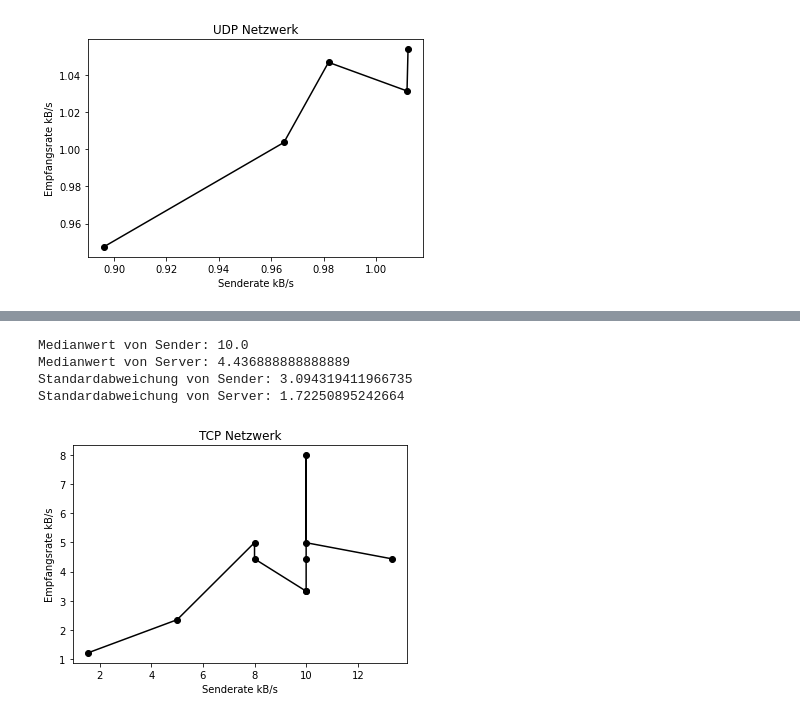
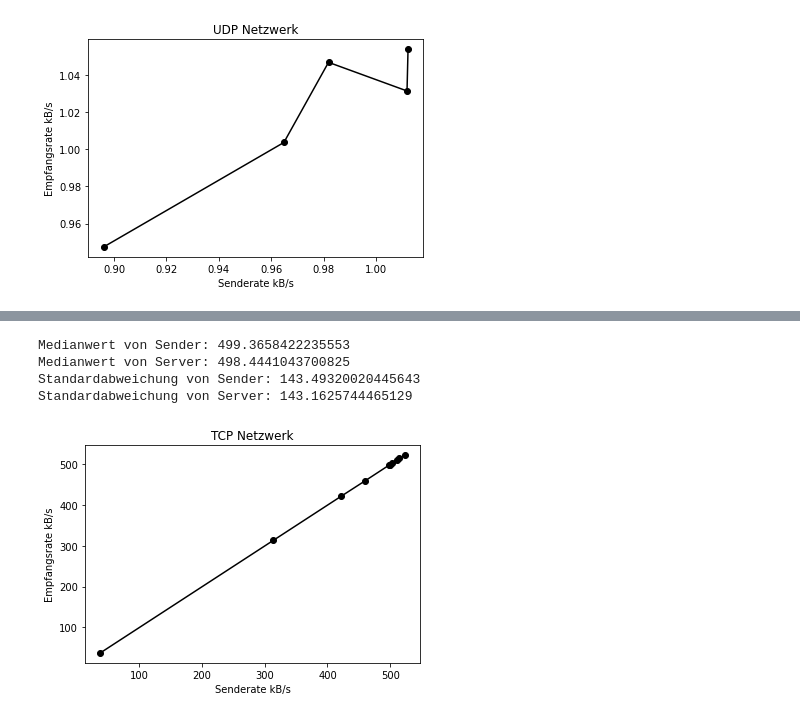
Before and after one commit to AllCatchingEye/Netzwerke_02, a Jupyter notebook: src/abgabe6/messungen.ipynb, the cells around one changed output, grey strips where cells are left out. Cells and saved outputs as stored; diff of their text form; code cells hidden in the pictures.

```diff
--- a/src/abgabe6/messungen.ipynb
+++ b/src/abgabe6/messungen.ipynb
@@ -129,48 +143,48 @@ Standardabweichung von Server: 714.1078606310859
 # %%
 tcp_server = [
-1.209939393939394,
-2.348705882352941,
-4.994,
-4.437333333333333,
-3.3273333333333337,
-3.328,
-4.44,
-7.992,
-4.991,
-4.436444444444445
+37.63648044692737,
+312.989174025974,
+421.4941984,
+459.4003996802558,
+497.8822678928429,
+499.00594084732217,
+502.1794607549431,
+514.1111009798041,
+509.81499900059964,
+521.7037700139749,
 ]
 
 tcp_sender = [
-1.5384615384615385,
-5.0,
-8.0,
-8.0,
-10.0,
-10.0,
-10.0,
-10.0,
-10.0,
-13.333333333333334
+37.70301457376722,
+313.40755244755246,
+422.0608,
+460.3872,
+498.75392,
+499.9777644471106,
+503.55872,
+514.9088,
+510.80735999999996,
+523.1398640543782,
 ]
 
 median_server = np.median(tcp_server)
 median_sender = np.median(tcp_sender)
 std_server = np.std(tcp_server)
 std_sender = np.std(tcp_sender)
 
 print("Medianwert von Sender: " + str(median_sender))
 print("Medianwert von Server: " + str(median_server))
 print("Standardabweichung von Sender: " + str(std_sender))
 print("Standardabweichung von Server: " + str(std_server))
 
 plt.plot(tcp_sender, tcp_server, '-ok')
 plt.xlabel('Senderate kB/s')
 plt.ylabel('Empfangsrate kB/s')
 plt.title('TCP Netzwerk')
 plt.show()
 # %% [output]
-Medianwert von Sender: 10.0
-Medianwert von Server: 4.436888888888889
-Standardabweichung von Sender: 3.094319411966735
-Standardabweichung von Server: 1.72250895242664
+Medianwert von Sender: 499.3658422235553
+Medianwert von Server: 498.4441043700825
+Standardabweichung von Sender: 143.49320020445643
+Standardabweichung von Server: 143.1625744465129
-[figure, old version]
+[figure, new version]
```
Also changed, not shown: parts of 2 cells of this notebook, 3 other files.
